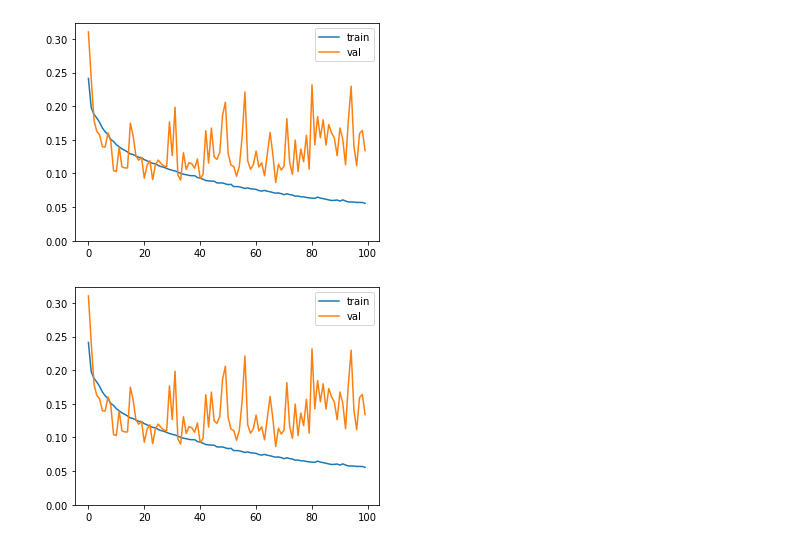
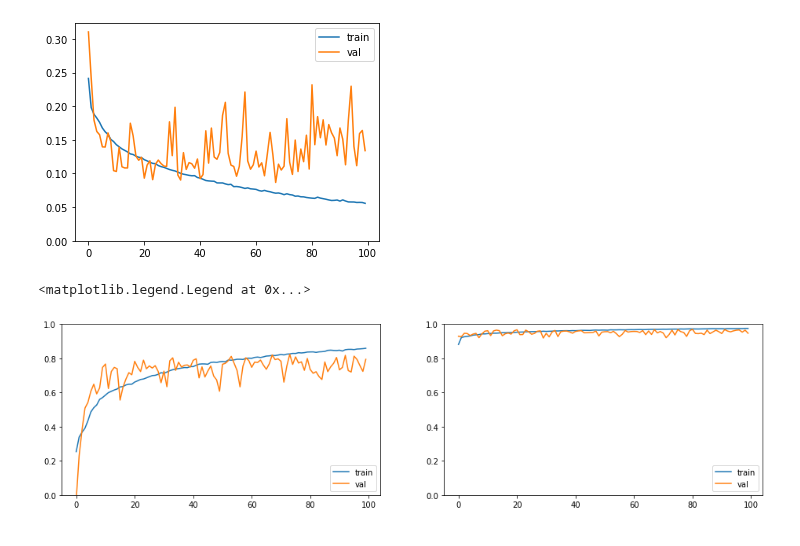
Before and after one commit to arnaldog12/icaonet, a Jupyter notebook: notebooks/supervised_unsupervised/Multilearning.ipynb, the cells around one changed output. Saved outputs shown, nothing was run; the diff lists cells and outputs as text; code cells hidden in the pictures.

```diff
--- a/notebooks/supervised_unsupervised/Multilearning.ipynb
+++ b/notebooks/supervised_unsupervised/Multilearning.ipynb
@@ -280,7 +278,21 @@ Epoch 100/100
 
 Epoch 00100: val_outputs_matthews_correlation_coefficient did not improve from 0.82361
 [figure]
-# %%
-plot.keras_hist(hist.history, metric_train_key='matthews_correlation_coefficient')
-# %% [output]
-[figure, removed]
+# %%
+history = hist.history
+
+plt.figure(figsize=(16, 4))
+plt.subplot(1, 2, 1)
+plt.plot(history['outputs_matthews_correlation_coefficient'], label='train')
+plt.plot(history['val_outputs_matthews_correlation_coefficient'], label='val')
+plt.ylim(0, 1)
+plt.legend(loc='lower right')
+
+plt.subplot(1, 2, 2)
+plt.plot(history['outputs_fbeta'], label='train')
+plt.plot(history['val_outputs_fbeta'], label='val')
+plt.ylim(0, 1)
+plt.legend(loc='lower right')
+# %% [output]
+<matplotlib.legend.Legend at 0x...>
+[figure, added]
```
Also changed, not shown: parts of 10 cells of this notebook, 3 other files.
